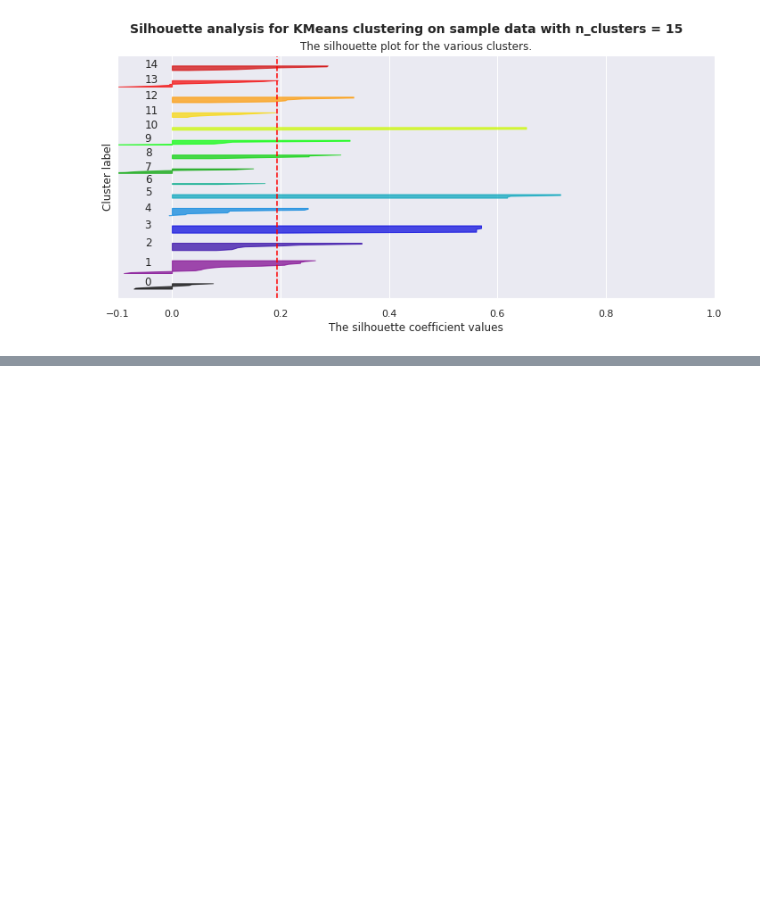
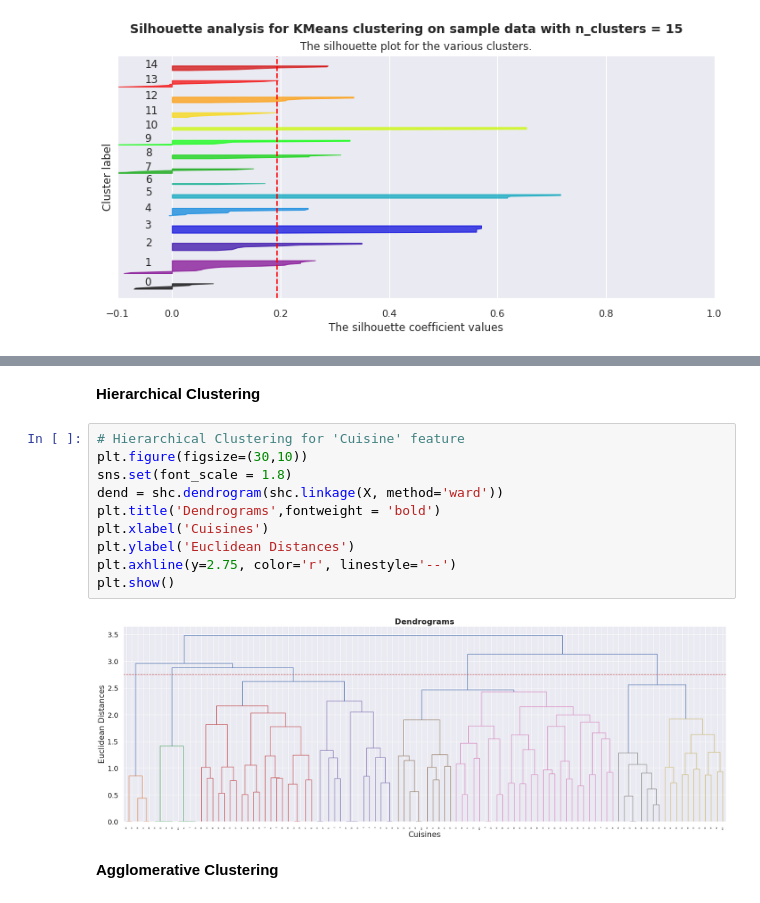
Before and after one commit to Sriharish19/SH_Zomato-Restaurant-Clustering-and-Sentiment-Analysis, a Jupyter notebook: SH_Zomato_Restaurant_Clustering_and_Sentiment_Analysis.ipynb, the cells around one changed output, grey strips where cells are left out. Saved outputs shown, nothing was run; the diff lists cells and outputs as text; blank space fills up the shorter version.

```diff
--- a/SH_Zomato_Restaurant_Clustering_and_Sentiment_Analysis.ipynb
+++ b/SH_Zomato_Restaurant_Clustering_and_Sentiment_Analysis.ipynb
@@ -555,0 +638,16 @@ For n_clusters = 15 The average silhouette_score is : 0.1945
+# %% [markdown]
+**Hierarchical Clustering**
+# %%
+# Hierarchical Clustering for 'Cuisine' feature
+plt.figure(figsize=(30,10))
+sns.set(font_scale = 1.8)
+dend = shc.dendrogram(shc.linkage(X, method='ward'))
+plt.title('Dendrograms',fontweight = 'bold')
+plt.xlabel('Cuisines')
+plt.ylabel('Euclidean Distances')
+plt.axhline(y=2.75, color='r', linestyle='--')
+plt.show()
+# %% [output]
+[figure, added]
+# %% [markdown]
+**Agglomerative Clustering**
```
Also changed, not shown: parts of 14 cells of this notebook.
